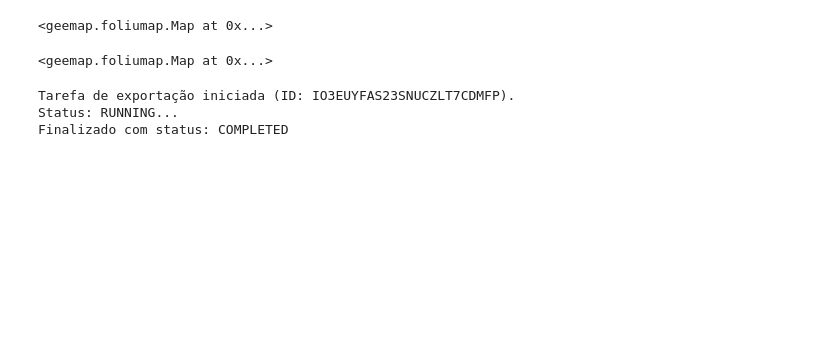
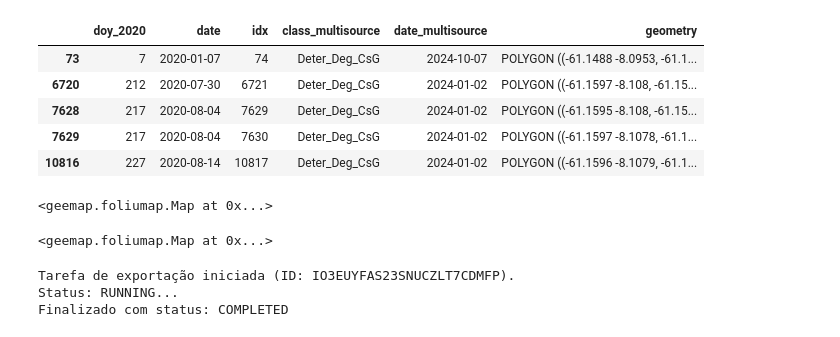
Before and after one commit to AbnerErnaniADSFatec/analise-disturbios-gfm, a Jupyter notebook: 3_alphaearth.ipynb, the cells around one changed output. Saved outputs shown, nothing was run; the diff lists cells and outputs as text; code cells hidden in the pictures; blank space fills up the shorter version.

```diff
--- a/3_alphaearth.ipynb
+++ b/3_alphaearth.ipynb
@@ -41,16 +60,24 @@ ee_samples = ee.FeatureCollection(geojson)
 # %%
 year = 2024
 label = "Deter_Deg_CsG"
 label_column = "class_multisource"
 
 samples = gpd.read_file("./dataset/Aut_C51L41_preclass.gpkg")
 samples = samples[samples["date_multisource"].dt.year == year]
 samples = samples[samples[label_column] == label]
 if samples.crs != "EPSG:4326":
     samples = samples.to_crs(epsg=4326)
 geojson = json.loads(samples.drop(columns=["date", "date_multisource"]).to_json())
 ee_fc_samples = ee.FeatureCollection(geojson)
 ee_samples = ee.FeatureCollection(geojson)
+samples.head()
+# %% [output]
+|  | doy_2020 | date | idx | class_multisource | date_multisource | geometry |
+| 73 | 7 | 2020-01-07 | 74 | Deter_Deg_CsG | 2024-10-07 | POLYGON ((-61.1488 -8.0953, -61.1... |
+| 6720 | 212 | 2020-07-30 | 6721 | Deter_Deg_CsG | 2024-01-02 | POLYGON ((-61.1597 -8.108, -61.15... |
+| 7628 | 217 | 2020-08-04 | 7629 | Deter_Deg_CsG | 2024-01-02 | POLYGON ((-61.1595 -8.108, -61.15... |
+| 7629 | 217 | 2020-08-04 | 7630 | Deter_Deg_CsG | 2024-01-02 | POLYGON ((-61.1597 -8.1078, -61.1... |
+| 10816 | 227 | 2020-08-14 | 10817 | Deter_Deg_CsG | 2024-01-02 | POLYGON ((-61.1596 -8.1079, -61.1... |
 # %%
 # Criar o mapa interativo centrado na nossa ROI
 Map = geemap.Map(ee_initialize=False)
```
Also changed, not shown: parts of 3 cells of this notebook, 39 other files.
